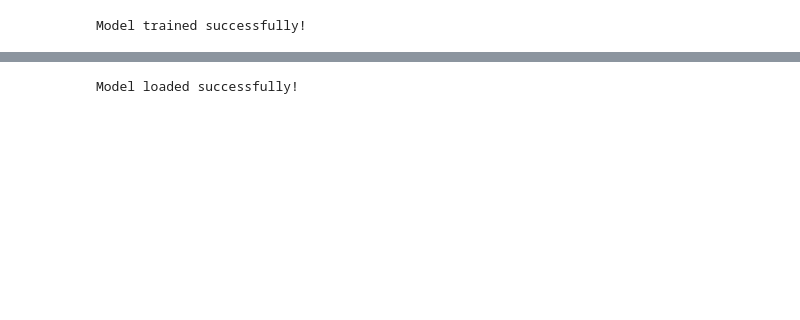
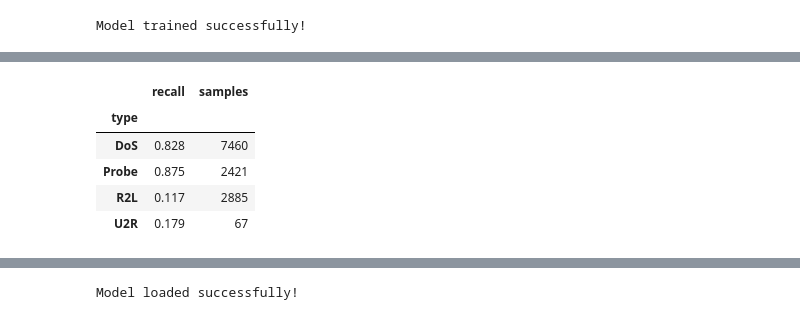
Before and after one commit to vaishali0204/AI-Self-Healing-Network, a Jupyter notebook: AI_Self_Healing_Intrusion_Detection.ipynb, the cells around one changed output, grey strips where cells are left out. Cells and saved outputs as stored; diff of their text form; code cells hidden in the pictures; blank space fills up the shorter version.

```diff
--- a/AI_Self_Healing_Intrusion_Detection.ipynb
+++ b/AI_Self_Healing_Intrusion_Detection.ipynb
@@ -305,0 +285,35 @@ MLP Accuracy: 0.7574520936834634
+# %%
+ATTACK_GROUPS = {
+    "DoS":   ["neptune","smurf","back","teardrop","pod","land","apache2","udpstorm","processtable","mailbomb","worm"],
+    "Probe": ["satan","ipsweep","nmap","portsweep","mscan","saint"],
+    "R2L":   ["guess_passwd","ftp_write","imap","phf","multihop","warezmaster","warezclient","spy",
+              "xlock","xsnoop","snmpguess","snmpgetattack","httptunnel","sendmail","named"],
+    "U2R":   ["buffer_overflow","loadmodule","rootkit","perl","sqlattack","xterm","ps"],
+}
+
+def to_category(label):
+    if label == "normal":
+        return "Normal"
+    for group, names in ATTACK_GROUPS.items():
+        if label in names:
+            return group
+    return "Other"
+
+# original attack names were overwritten by 0/1, so reload them
+raw_test = pd.read_csv("datasets/KDDTest+.txt", names=columns)
+test_type = raw_test["label"].apply(to_category)
+
+res = pd.DataFrame({"type": test_type.values,
+                    "y": y_test.values,
+                    "pred": final_model.predict(X_test)})
+res = res[res.y == 1]    # attack rows only
+
+res.groupby("type")["pred"].agg(["mean", "count"]).rename(
+    columns={"mean": "recall", "count": "samples"}).round(3)
+# %% [output]
+|  | recall | samples |
+| type |  |  |
+| DoS | 0.828 | 7460 |
+| Probe | 0.875 | 2421 |
+| R2L | 0.117 | 2885 |
+| U2R | 0.179 | 67 |
```
Also changed, not shown: parts of 19 cells of this notebook.
